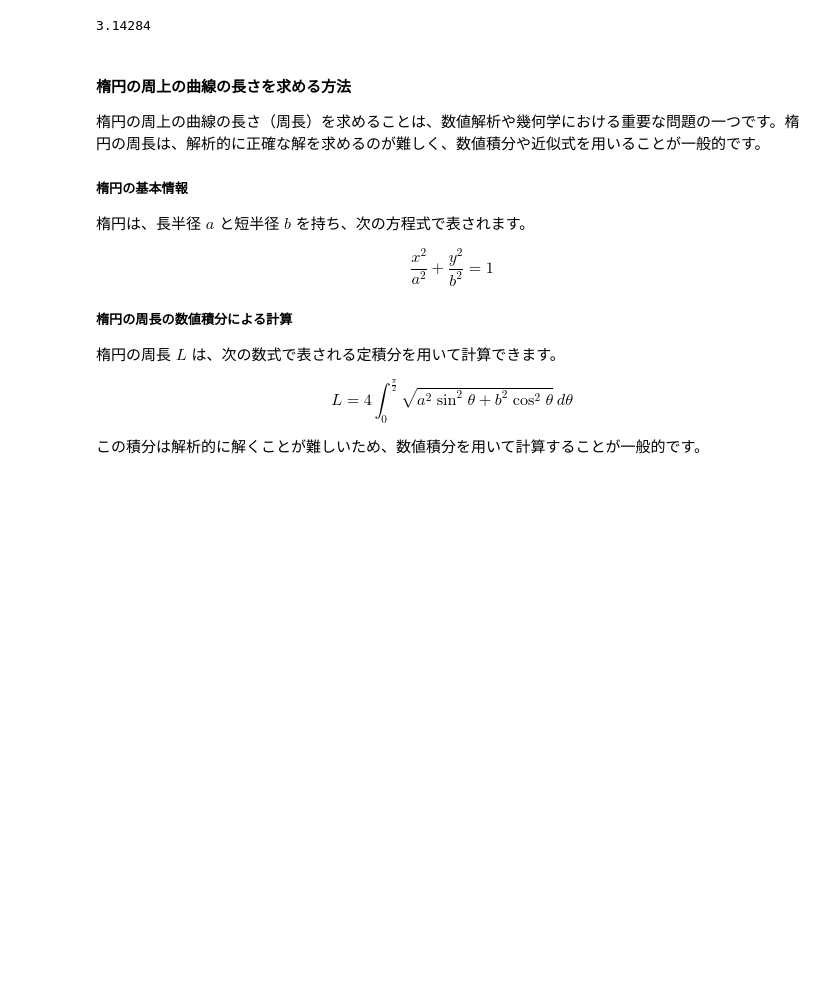
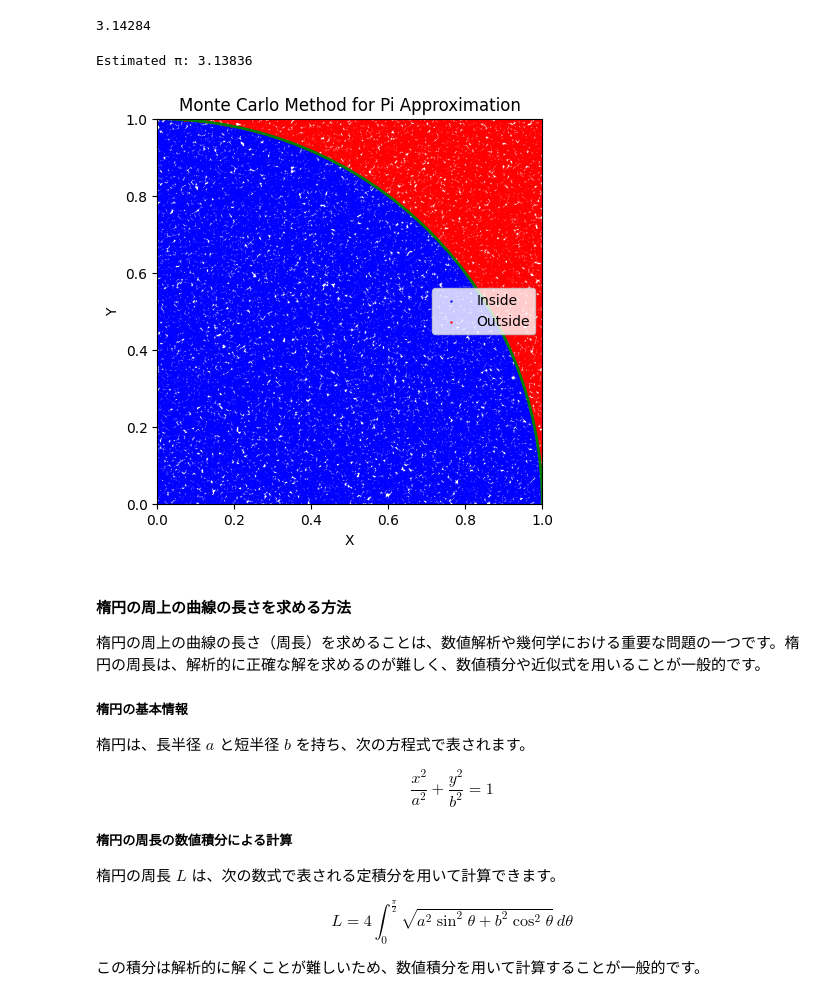
Before and after one commit to karen-kac/geophysics, a Jupyter notebook: class05/question01.ipynb, the cells around one changed output. Drawn from its saved outputs; the diff is of its cells as text; code cells hidden in the pictures; blank space fills up the shorter version.

```diff
--- a/class05/question01.ipynb
+++ b/class05/question01.ipynb
@@ -122,6 +122,59 @@ pi = 4 * count / N
 pi
 # %% [output]
 3.14284
+# %%
+"""
+モンテカルロ法の可視化
+"""
+import matplotlib.pyplot as plt
+
+# 乱数を生成する回数
+N = 100000
+# 円の中に入った点の数
+count = 0
+
+# 円の中に入った点と外れた点の座標を保持するためのリスト
+inside_points = []
+outside_points = []
+
+for i in range(N):  # 0以上1以下の一様乱数 a, b を生成
+    a = random.uniform(0, 1)
+    b = random.uniform(0, 1)
+
+    # 円の内部にあるかどうかを判定
+    if a**2 + b**2 <= 1:
+        count += 1
+        inside_points.append((a, b))
+    else:
+        outside_points.append((a, b))
+
+# 円周率の値を求める
+pi = 4 * count / N
+print(f"Estimated π: {pi}")
+
+# 内部の点をプロット
+inside_x, inside_y = zip(*inside_points)
+outside_x, outside_y = zip(*outside_points)
+
+plt.figure(figsize=(5, 5))
+plt.scatter(inside_x, inside_y, color='blue', s=0.5, label='Inside')
+plt.scatter(outside_x, outside_y, color='red', s=0.5, label='Outside')
+
+# 真円を描画
+circle = plt.Circle((0, 0), 1, color='green', fill=False, linewidth=2)
+plt.gca().add_patch(circle)
+
+plt.gca().set_aspect('equal', adjustable='box')
+plt.xlim(0, 1)
+plt.ylim(0, 1)
+plt.legend()
+plt.title('Monte Carlo Method for Pi Approximation')
+plt.xlabel('X')
+plt.ylabel('Y')
+plt.show()
+# %% [output]
+Estimated π: 3.13836
+[figure, added]
 # %% [markdown]
 #### **楕円の周上の曲線の長さを求める方法**
 
```
Also changed, not shown: 3 other files.
